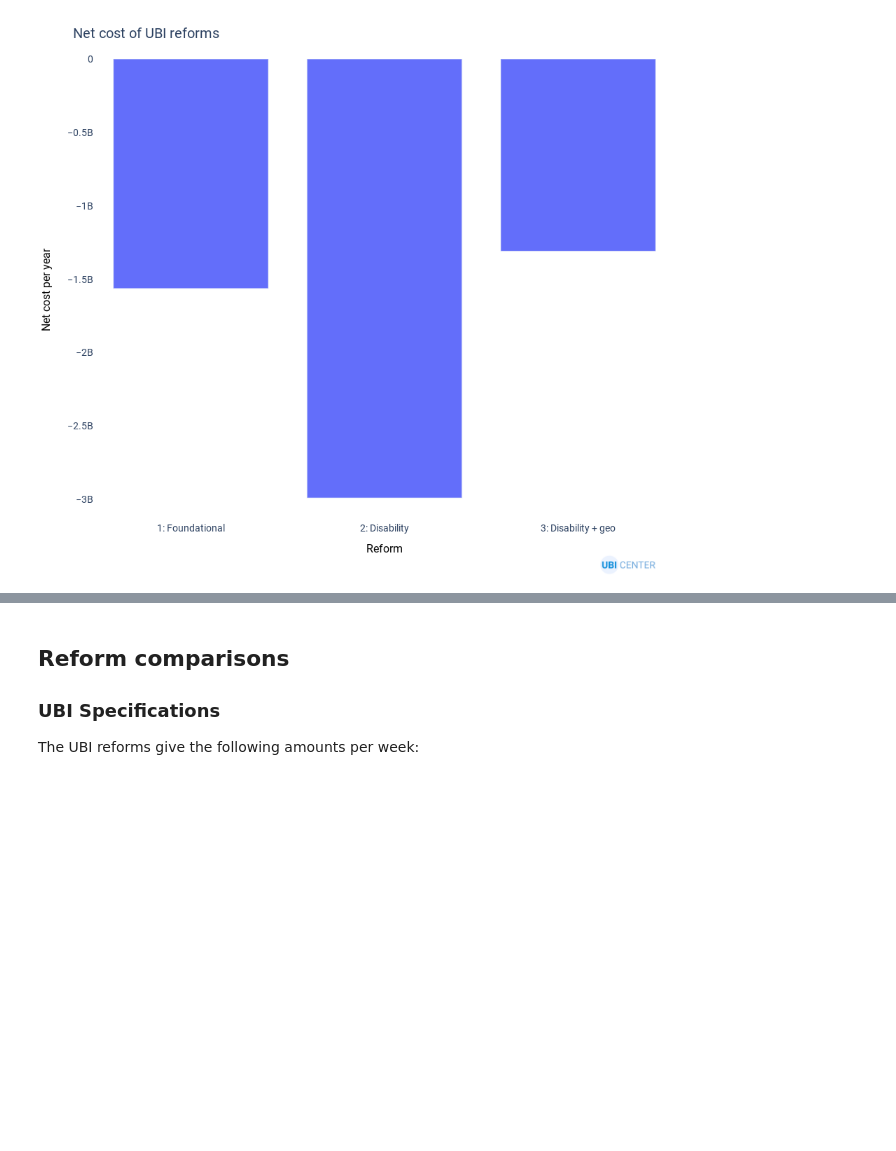
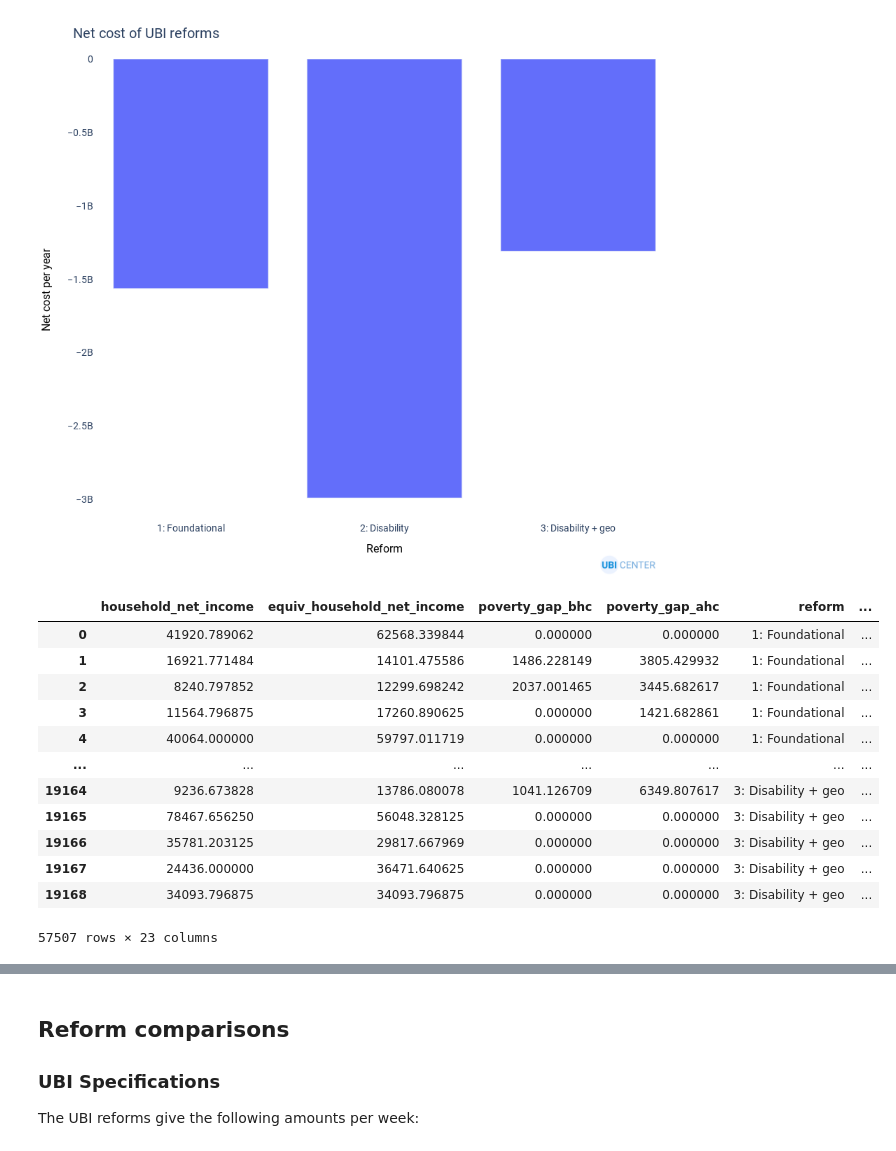
Before and after one commit to UBICenter/uk, a Jupyter notebook: jb/uk_ft_ubi.ipynb, the cells around one changed output, grey strips where cells are left out. Drawn from its saved outputs; the diff is of its cells as text; code cells hidden in the pictures; blank space fills up the shorter version.

```diff
--- a/jb/uk_ft_ubi.ipynb
+++ b/jb/uk_ft_ubi.ipynb
@@ -75,7 +75,8 @@ def ubi_chart(fig, name, showlegend=True):
     fig.write_image(f"images/{name}.png", scale=2)
 
 
-p, h, reform, decile = get_dfs()
+h = get_dfs()
+# p, h, reform, decile = get_dfs()
 
 net_change = mdf.weighted_sum(
     h, "household_net_income_chg", "household_weight", groupby="reform"
@@ -91,3 +92,19 @@ ubi_chart(fig, "net_cost", showlegend=False)
 # %% [output]
 [interactive output not drawn]
 [figure]
+# %%
+h
+# %% [output]
+|  | household_net_income | equiv_household_net_income | poverty_gap_bhc | poverty_gap_ahc | reform | ... |
+| 0 | 41920.789062 | 62568.339844 | 0.000000 | 0.000000 | 1: Foundational | ... |
+| 1 | 16921.771484 | 14101.475586 | 1486.228149 | 3805.429932 | 1: Foundational | ... |
+| 2 | 8240.797852 | 12299.698242 | 2037.001465 | 3445.682617 | 1: Foundational | ... |
+| 3 | 11564.796875 | 17260.890625 | 0.000000 | 1421.682861 | 1: Foundational | ... |
+| 4 | 40064.000000 | 59797.011719 | 0.000000 | 0.000000 | 1: Foundational | ... |
+| ... | ... | ... | ... | ... | ... | ... |
+| 19164 | 9236.673828 | 13786.080078 | 1041.126709 | 6349.807617 | 3: Disability + geo | ... |
+| 19165 | 78467.656250 | 56048.328125 | 0.000000 | 0.000000 | 3: Disability + geo | ... |
+| 19166 | 35781.203125 | 29817.667969 | 0.000000 | 0.000000 | 3: Disability + geo | ... |
+| 19167 | 24436.000000 | 36471.640625 | 0.000000 | 0.000000 | 3: Disability + geo | ... |
+| 19168 | 34093.796875 | 34093.796875 | 0.000000 | 0.000000 | 3: Disability + geo | ... |
+57507 rows × 23 columns
```
Also changed, not shown: parts of 10 cells of this notebook, 4 other files.
